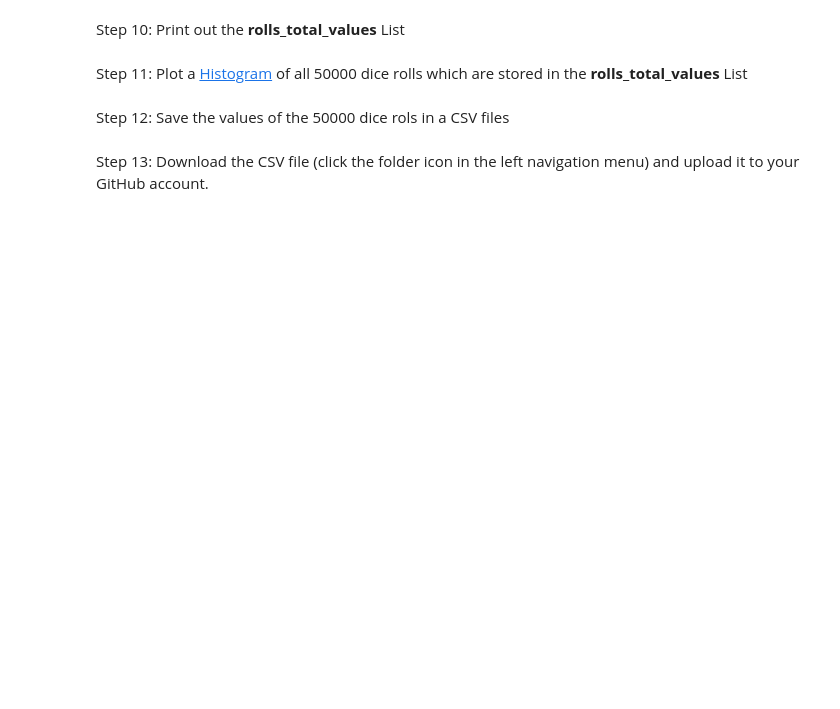
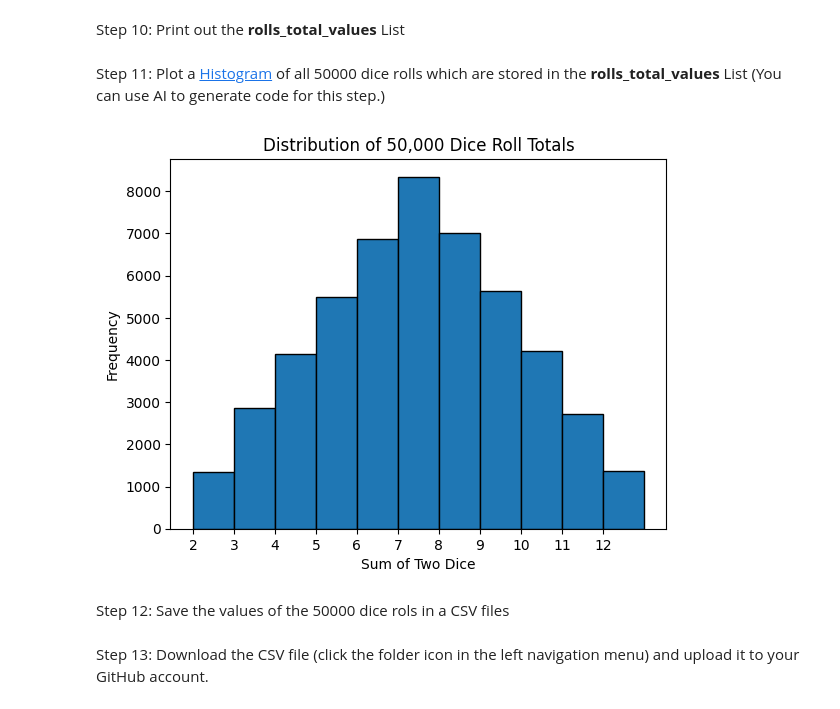
Before and after one commit to hqu/DPI-852M, a Jupyter notebook: In_Class_programming_exercise_1_roll_2_dice.ipynb, the cells around one changed output. Saved outputs shown, nothing was run; the diff lists cells and outputs as text; code cells hidden in the pictures; blank space fills up the shorter version.

```diff
--- a/In_Class_programming_exercise_1_roll_2_dice.ipynb
+++ b/In_Class_programming_exercise_1_roll_2_dice.ipynb
@@ -25,3 +36,9 @@ Step 4: *Revise the Function*: Inside the roll_dice() function, create a [List](
 # %%
 #WRITE YOUR CODE HERE
+# %%
+def roll_dice():
+    roll_die_1 = random.randint(1, 6)
+    roll_die_2 = random.randint(1, 6)
+    double_dice_roll = [roll_die_1, roll_die_2]
+    return double_dice_roll
 # %% [markdown]
@@ -36,4 +64,8 @@ Step 6: Call the **roll_dice()** and print out the value of **double_dice_roll**
 Step 7: Create a new Function called **sum_numbers_in_list()** that accepts a single [argument](https://www.w3schools.com/python/gloss_python_function_arguments.asp#:~:text=The%20terms%20parameter%20and%20argument,function%20when%20it%20is%20called.) (a List with 2 numbers) and returns their sum (how to look up [look up](https://www.w3schools.com/python/python_lists_access.asp) the values inside a List)
 # %%
 #WRITE YOUR CODE HERE
+# %%
+def sum_numbers_in_list(numbers_list):
+    total = numbers_list[0] + numbers_list[1]
+    return total
 # %% [markdown]
@@ -41,3 +73,5 @@ Step 8: Create another List called **rolls_total_values**
 # %%
 #WRITE YOUR CODE HERE
+# %%
+rolls_total_values=[]
 # %% [markdown]
@@ -45,13 +84,29 @@ Step 9: Write For Loop that does 3 steps: **1. roll dice 50,000 times**; 2. call
 # %%
 #WRITE YOUR CODE HERE
+# %%
+for i in range(50000):
+    rolls_total_values.append(sum_numbers_in_list(roll_dice()))
+#olls_total_values
 # %% [markdown]
 Step 10: Print out the **rolls_total_values** List
 # %%
 #WRITE YOUR CODE HERE
 # %% [markdown]
 Step 11: Plot a [Histogram](https://www.w3schools.com/python/matplotlib_histograms.asp) of all 50000 dice rolls which are stored in the **rolls_total_values** List
+(You can use AI to generate code for this step.)
 # %%
 #WRITE YOUR CODE HERE
+# %%
+import matplotlib.pyplot as plt
+
+plt.hist(rolls_total_values, bins=range(2, 14), edgecolor='black')
+plt.title('Distribution of 50,000 Dice Roll Totals')
+plt.xlabel('Sum of Two Dice')
+plt.ylabel('Frequency')
+plt.xticks(range(2, 13))
+plt.show()
+# %% [output]
+[figure, added]
 # %% [markdown]
 Step 12: Save the values of the 50000 dice rols in a CSV files
 # %%
```
Also changed, not shown: parts of 42 cells of this notebook.
